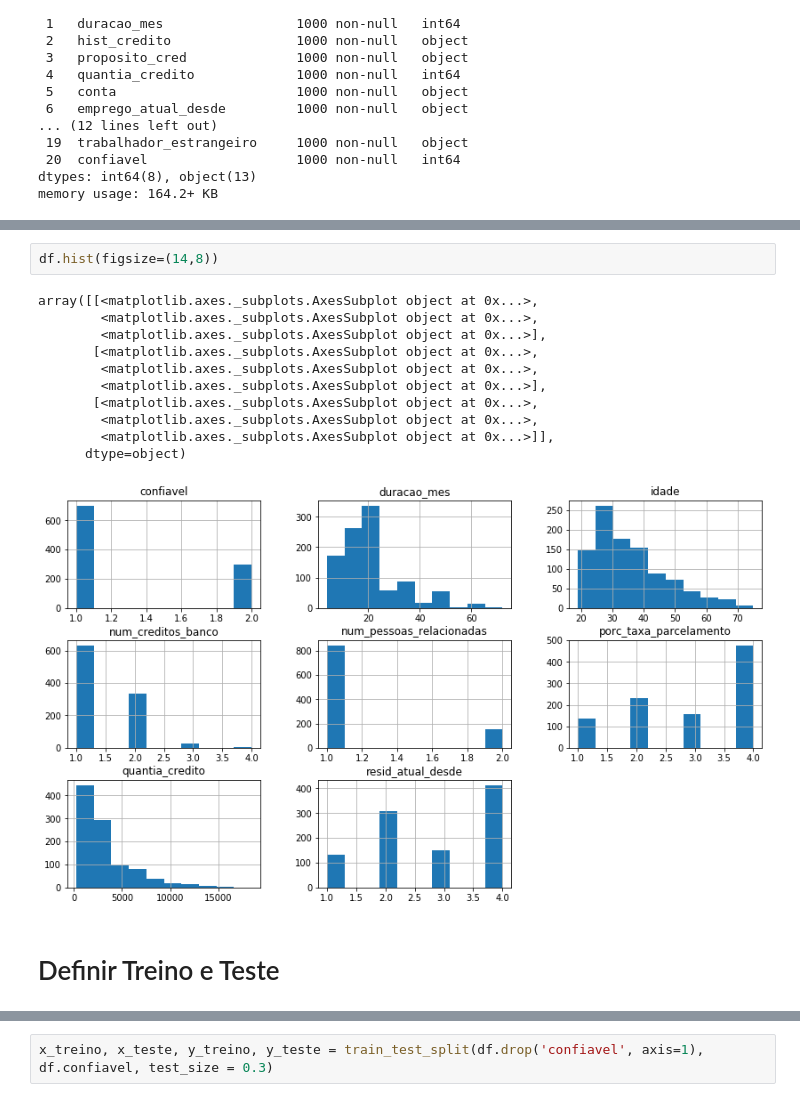
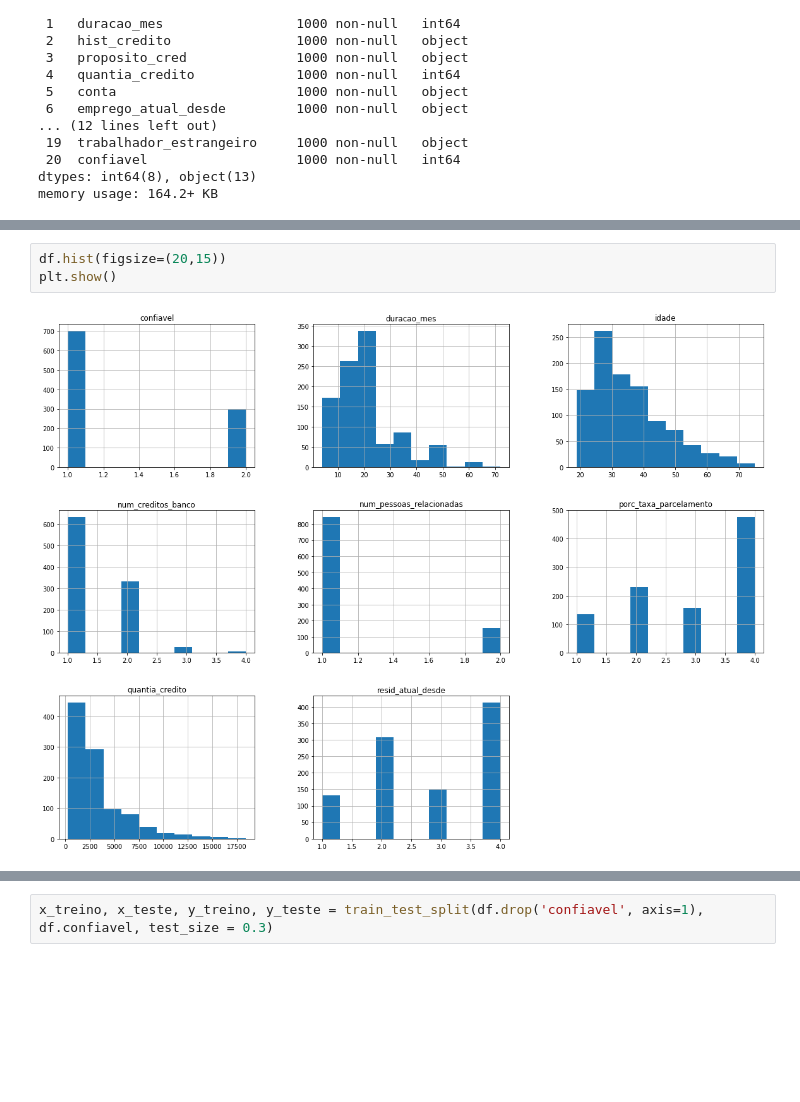
Before and after one commit to thaisrfernandes/SGBD_classificacao, a Jupyter notebook: SGBD.ipynb, the cells around one changed output, grey strips where cells are left out. Drawn from its saved outputs; the diff is of its cells as text; blank space fills up the shorter version.

```diff
--- a/SGBD.ipynb
+++ b/SGBD.ipynb
@@ -63,16 +239,5 @@ df.corr()
 # %%
-df.hist(figsize=(14,8))
+df.hist(figsize=(20,15))
+plt.show()
 # %% [output]
-array([[<matplotlib.axes._subplots.AxesSubplot object at 0x...>,
-        <matplotlib.axes._subplots.AxesSubplot object at 0x...>,
-        <matplotlib.axes._subplots.AxesSubplot object at 0x...>],
-       [<matplotlib.axes._subplots.AxesSubplot object at 0x...>,
-        <matplotlib.axes._subplots.AxesSubplot object at 0x...>,
-        <matplotlib.axes._subplots.AxesSubplot object at 0x...>],
-       [<matplotlib.axes._subplots.AxesSubplot object at 0x...>,
-        <matplotlib.axes._subplots.AxesSubplot object at 0x...>,
-        <matplotlib.axes._subplots.AxesSubplot object at 0x...>]],
-      dtype=object)
-[figure, old version]
+[figure, new version]
-# %% [markdown]
-# Definir Treino e Teste
```
Also changed, not shown: parts of 35 cells of this notebook, 2 other files.
